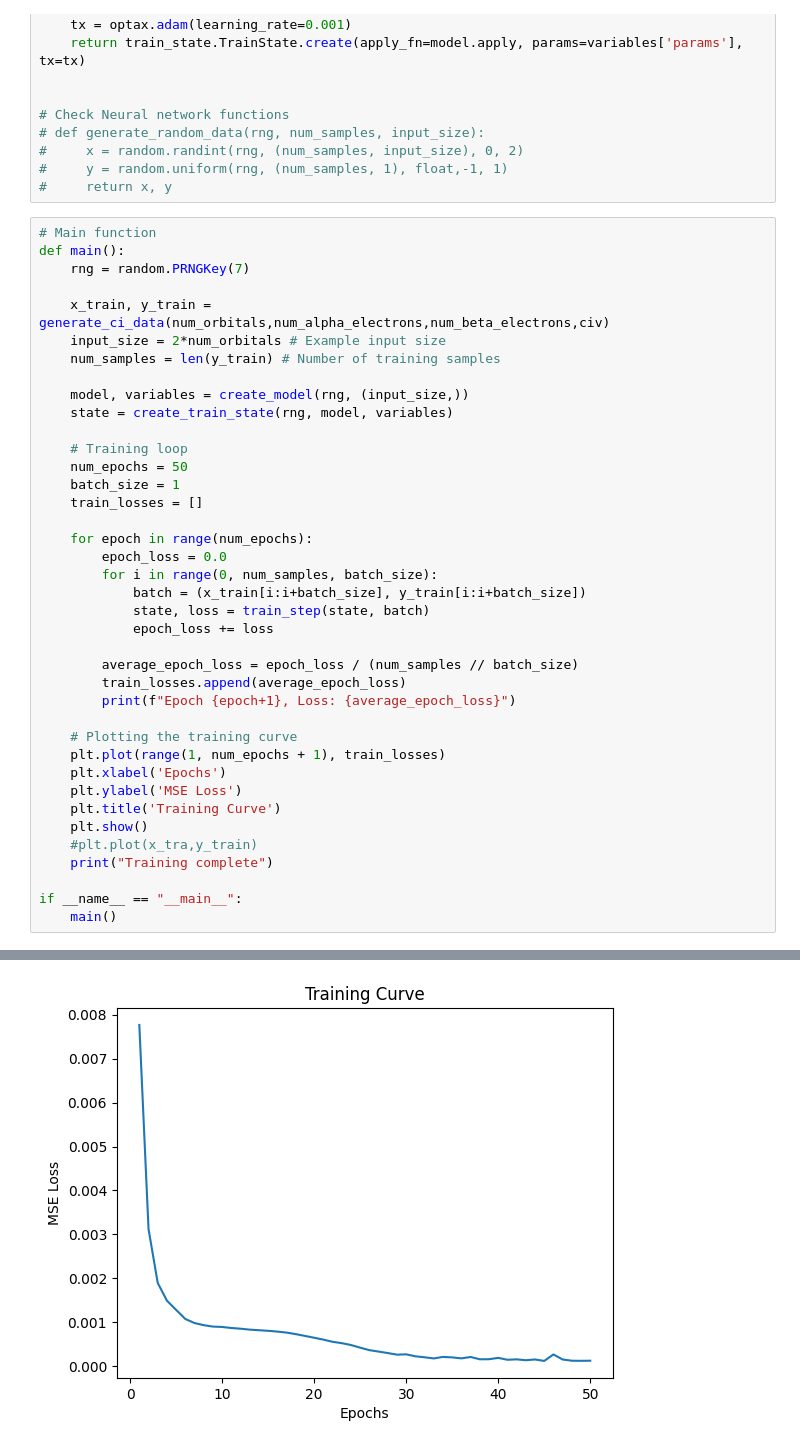
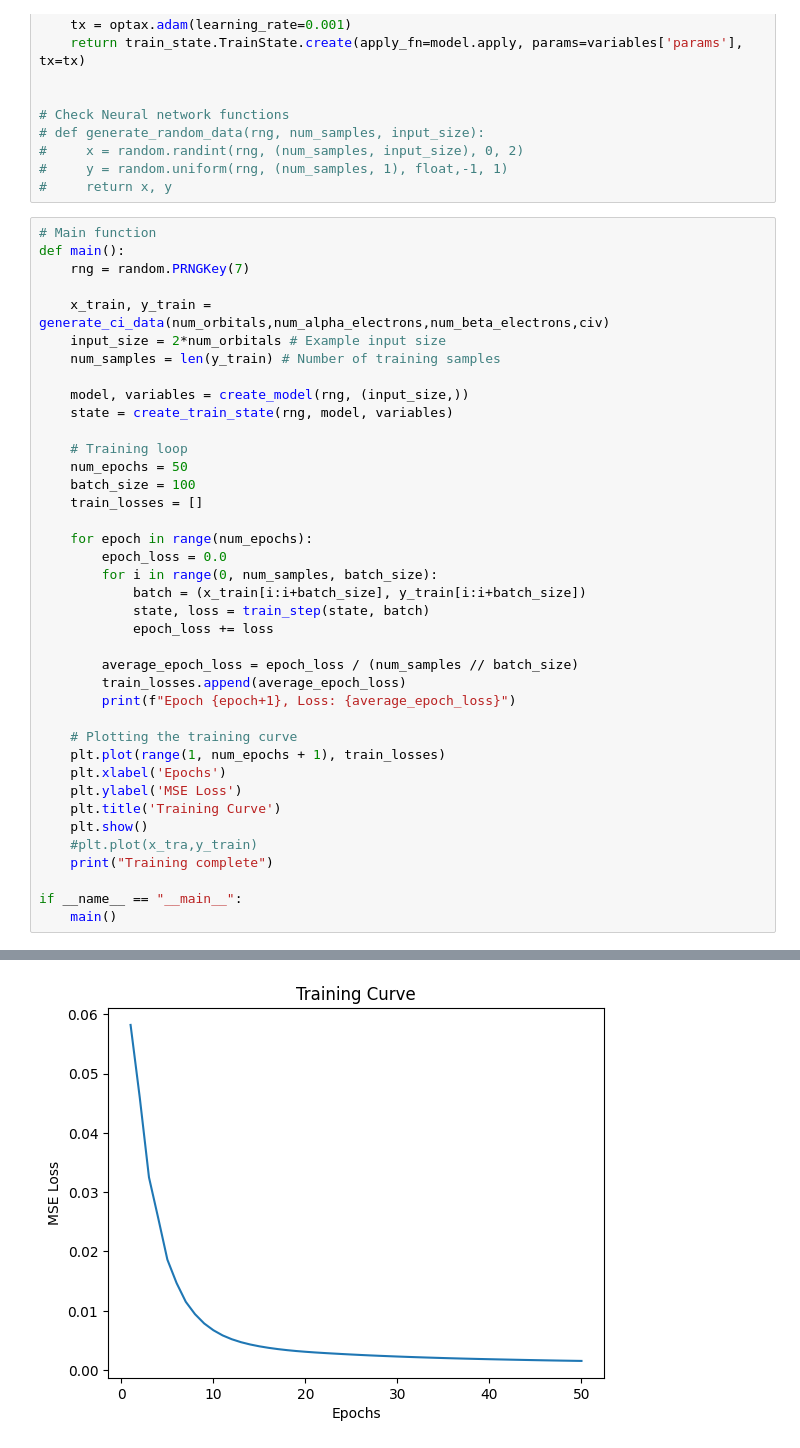
Before and after one commit to nickirk/tc-nqs-preview, a Jupyter notebook: MLP.ipynb, the cells around one changed output, grey strips where cells are left out. Cells and saved outputs as stored; diff of their text form.

```diff
--- a/MLP.ipynb
+++ b/MLP.ipynb
@@ -207,7 +207,7 @@ def main():
 
     # Training loop
     num_epochs = 50
-    batch_size = 1
+    batch_size = 100
     train_losses = []
 
     for epoch in range(num_epochs):
@@ -253,4 +253,4 @@ Epoch 50, Loss: 0.00012735741620417684
-[figure, old version]
+[figure, new version]
 Training complete
 # %%
 class BACKFLOW(nn.Module):
```
Also changed, not shown: parts of 3 cells of this notebook, 1 other file.
